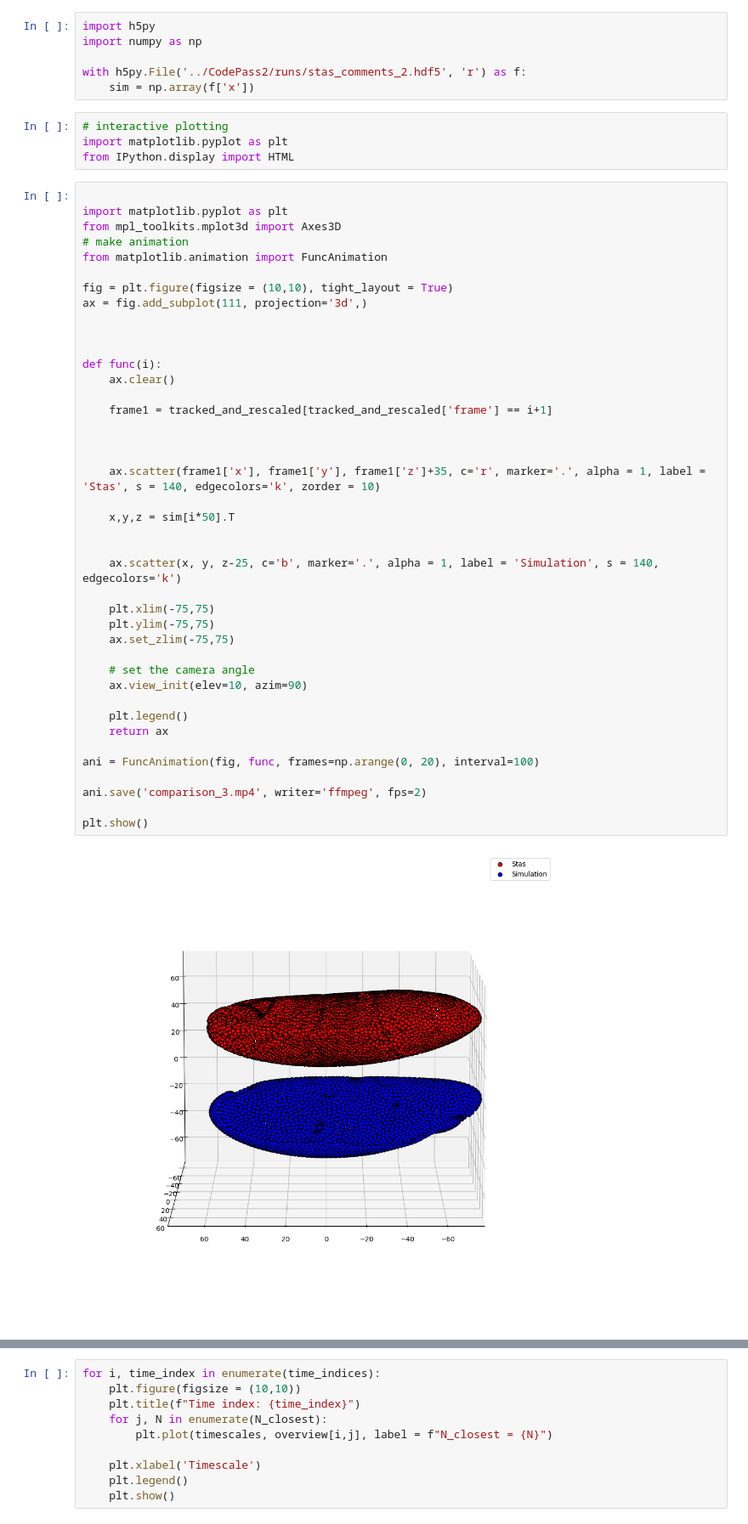
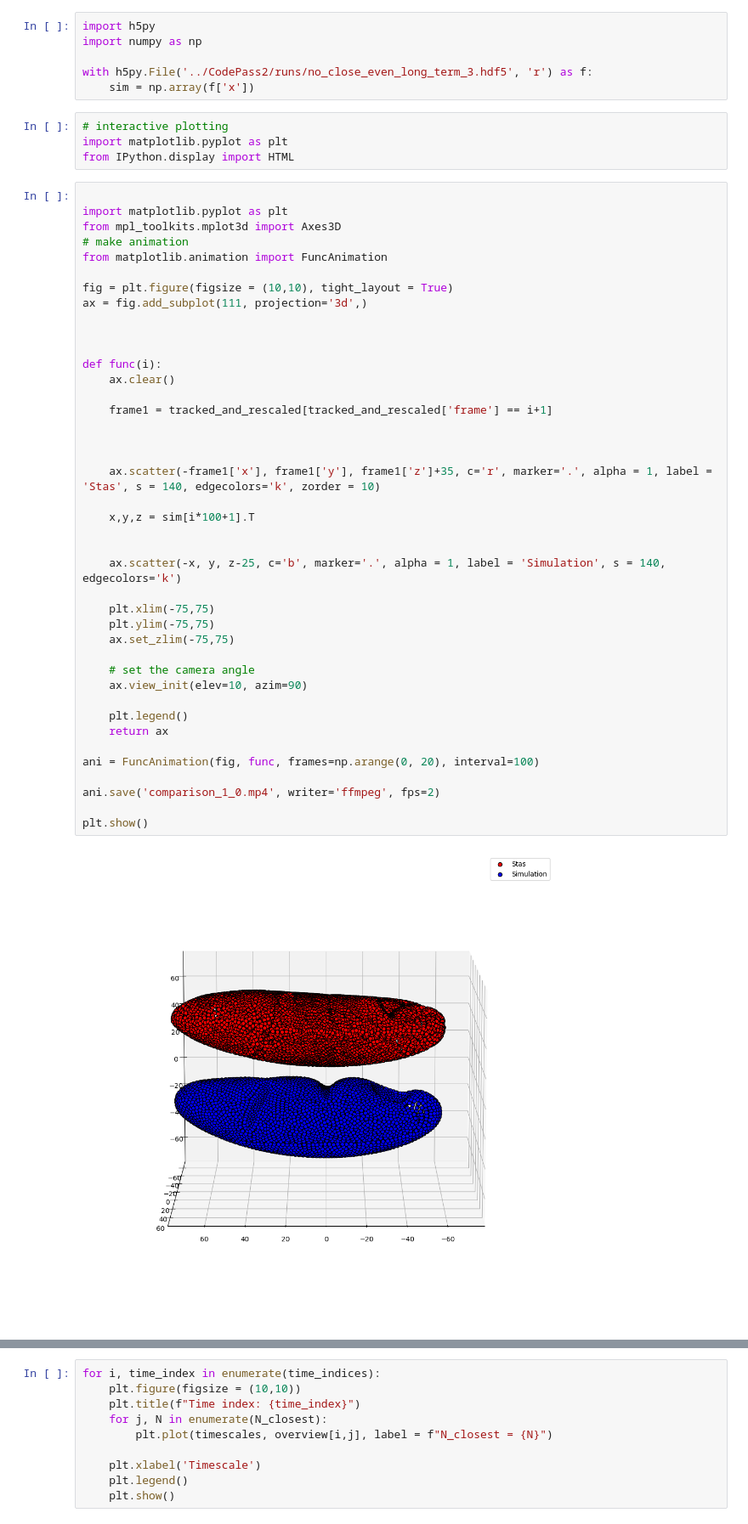
Before and after one commit to JakobSchauser/Thesis, a Jupyter notebook: CompareToData/CompareTesting.ipynb, the cells around one changed output, grey strips where cells are left out. Shown at 85% size. Cells and saved outputs as stored; diff of their text form.

Commit message:
more comparisons

```diff
--- a/CompareToData/CompareTesting.ipynb
+++ b/CompareToData/CompareTesting.ipynb
@@ -44,7 +45,7 @@ percefntage of NaNs in dx: 18.563208084147494
 import h5py
 import numpy as np
 
-with h5py.File('../CodePass2/runs/stas_comments_2.hdf5', 'r') as f:
+with h5py.File('../CodePass2/runs/no_close_even_long_term_3.hdf5', 'r') as f:
     sim = np.array(f['x'])
 # %%
 # interactive plotting
@@ -61,38 +62,38 @@ fig = plt.figure(figsize = (10,10), tight_layout = True)
 ax = fig.add_subplot(111, projection='3d',)
 
 
 
 def func(i):
     ax.clear()
 
     frame1 = tracked_and_rescaled[tracked_and_rescaled['frame'] == i+1]
 
 
 
-    ax.scatter(frame1['x'], frame1['y'], frame1['z']+35, c='r', marker='.', alpha = 1, label = 'Stas', s = 140, edgecolors='k', zorder = 10)
+    ax.scatter(-frame1['x'], frame1['y'], frame1['z']+35, c='r', marker='.', alpha = 1, label = 'Stas', s = 140, edgecolors='k', zorder = 10)
 
-    x,y,z = sim[i*50].T
+    x,y,z = sim[i*100+1].T
 
 
-    ax.scatter(x, y, z-25, c='b', marker='.', alpha = 1, label = 'Simulation', s = 140, edgecolors='k')
+    ax.scatter(-x, y, z-25, c='b', marker='.', alpha = 1, label = 'Simulation', s = 140, edgecolors='k')
 
     plt.xlim(-75,75)
     plt.ylim(-75,75)
     ax.set_zlim(-75,75)
 
     # set the camera angle
     ax.view_init(elev=10, azim=90)
 
     plt.legend()
     return ax
 
 ani = FuncAnimation(fig, func, frames=np.arange(0, 20), interval=100)
 
-ani.save('comparison_3.mp4', writer='ffmpeg', fps=2)
+ani.save('comparison_1_0.mp4', writer='ffmpeg', fps=2)
 
 plt.show()
 # %% [output]
-[figure, old version]
+[figure, new version]
 # %%
 tracked_and_rescaled[tracked_and_rescaled.frame == 5]
 # %% [output]
```
Also changed, not shown: parts of 9 cells of this notebook, 3 other files.
